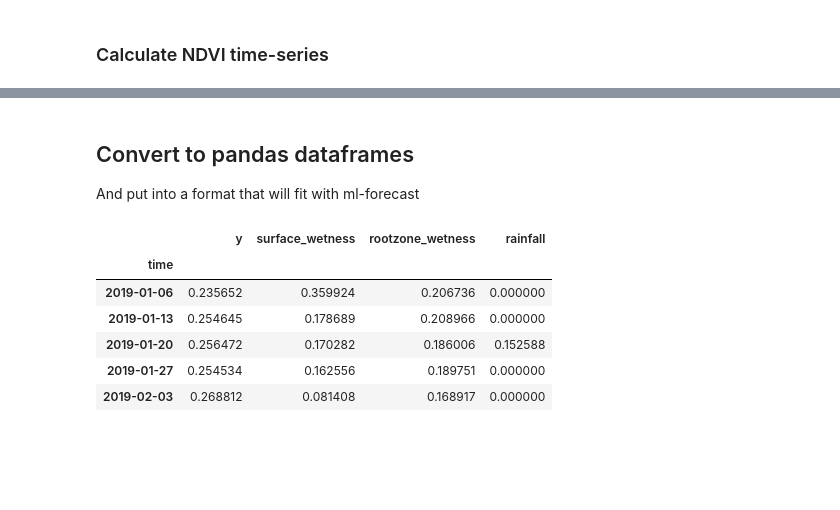
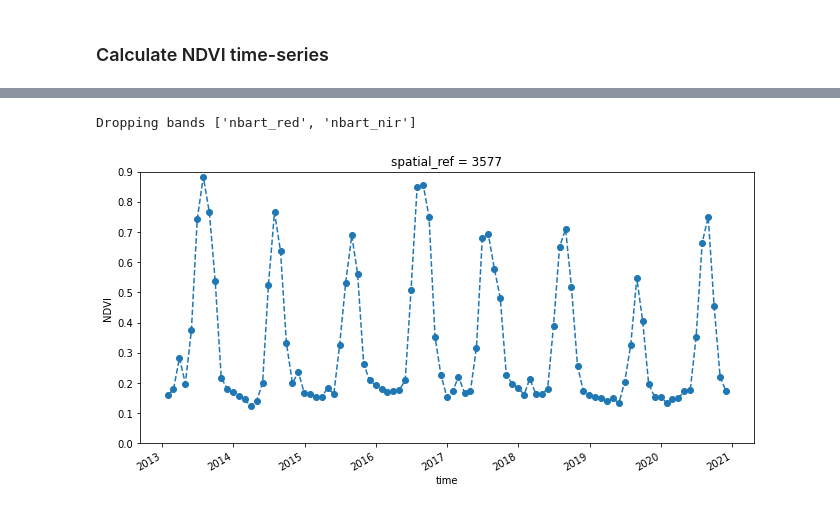
Before and after one commit to cbur24/vegetation_forecasts, a Jupyter notebook: ml-forecast_1D.ipynb, the cells around one changed output, grey strips where cells are left out. Saved outputs shown, nothing was run; the diff lists cells and outputs as text; code cells hidden in the pictures; blank space fills up the shorter version.

Commit message:
refine ml-forecast notebook

```diff
--- a/ml-forecast_1D.ipynb
+++ b/ml-forecast_1D.ipynb
@@ -28,11 +44,14 @@ Define location and time period of interest.
 The time period is chosen to be less than a year to limit ERA5 data download.
 # %%
 # Define the analysis region (Lat-Lon box)
-lat, lon =  -30.4716, 146.1192
-buffer = 0.05
+lat, lon =  -33.1763, 121.5559
+buffer = 0.006
 
 lon=(lon - buffer, lon + buffer)
 lat=(lat - buffer, lat + buffer)
 
 # Define the time window
-time = '2019-01-01', '2020-12-30'
+time = '2013-01-01', '2020-12-30'
+
+#resample frequency
+freq='1M'
@@ -43,7 +64,7 @@ display_map(lon,lat)
 # %% [markdown]
 ## Extract satellite data
 # %%
-dc = Datacube(app='whatevrr')
+dc = Datacube(app='forecasting')
 
 query = {'lon': lon,
          'lat': lat,
@@ -164,23 +89,15 @@ ax2.legend(loc='upper right');
-# %% [markdown]
-## Convert to pandas dataframes
-
-And put into a format that will fit with ml-forecast
-# %%
-surface_wetness=surface_wetness.to_dataframe()
-rootzone_wetness=rootzone_wetness.to_dataframe()
-precipitation=precipitation.to_dataframe()
-ndvi=ndvi.drop('spatial_ref').to_dataframe().rename({'NDVI':'y'}, axis=1)
-
-ndvi['surface_wetness']=surface_wetness['relative_wetness']
-ndvi['rootzone_wetness']=rootzone_wetness['soil_water_index']
-ndvi['rainfall']=precipitation['precipitation_amount_1hour_Accumulation']
-ndvi = ndvi.dropna()
-ndvi.head()
-# %% [output]
-|  | y | surface_wetness | rootzone_wetness | rainfall |
-| time |  |  |  |  |
-| 2019-01-06 | 0.235652 | 0.359924 | 0.206736 | 0.000000 |
-| 2019-01-13 | 0.254645 | 0.178689 | 0.208966 | 0.000000 |
-| 2019-01-20 | 0.256472 | 0.170282 | 0.186006 | 0.152588 |
-| 2019-01-27 | 0.254534 | 0.162556 | 0.189751 | 0.000000 |
-| 2019-02-03 | 0.268812 | 0.081408 | 0.168917 | 0.000000 |
+# %%
+#calculate NDVI
+ndvi = calculate_indices(ds, 'NDVI', drop=True, collection='ga_ls_3')
+
+#interpolate NDVI to a monthly frequency
+ndvi = ndvi.interpolate_na(dim='time', method='linear',).resample(time=freq).interpolate("linear")
+ndvi=ndvi.mean(['x','y'])
+ndvi = ndvi.NDVI.compute()
+# %% [output]
+Dropping bands ['nbart_red', 'nbart_nir']
+# %%
+ndvi.plot(figsize=(11,5),linestyle='dashed', marker='o')
+plt.ylim(0,0.9);
+# %% [output]
+[figure, added]
```
Also changed, not shown: parts of 46 cells of this notebook.
